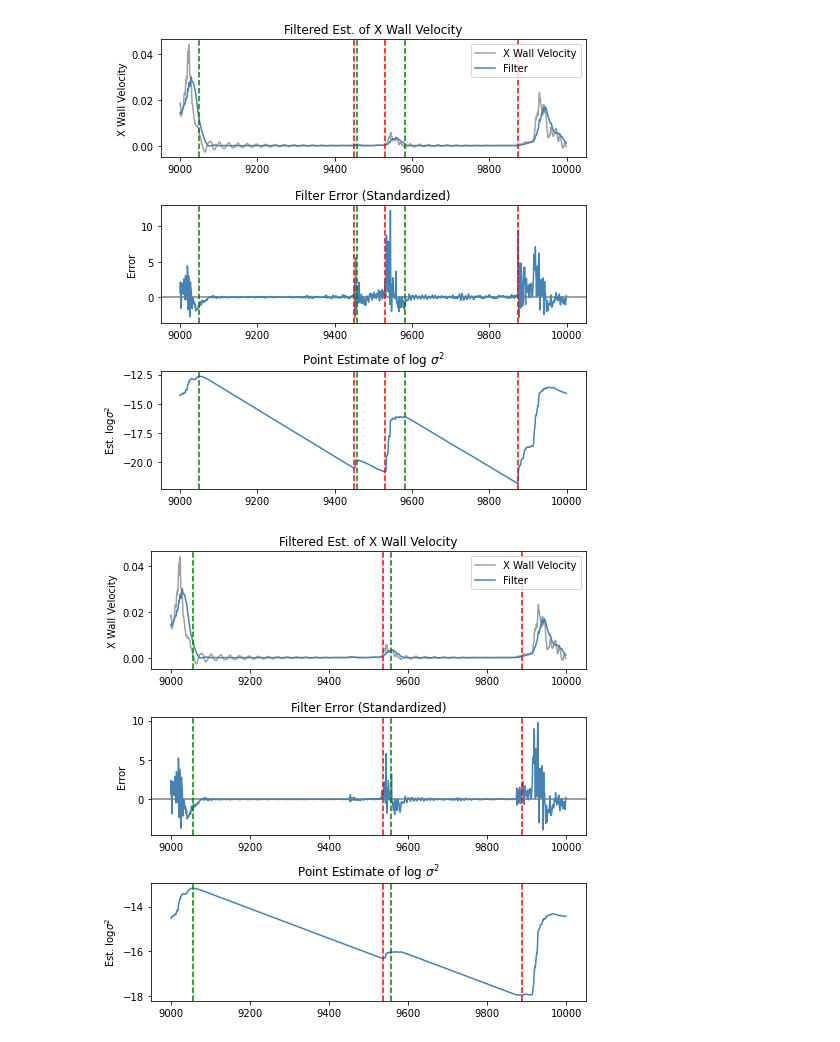
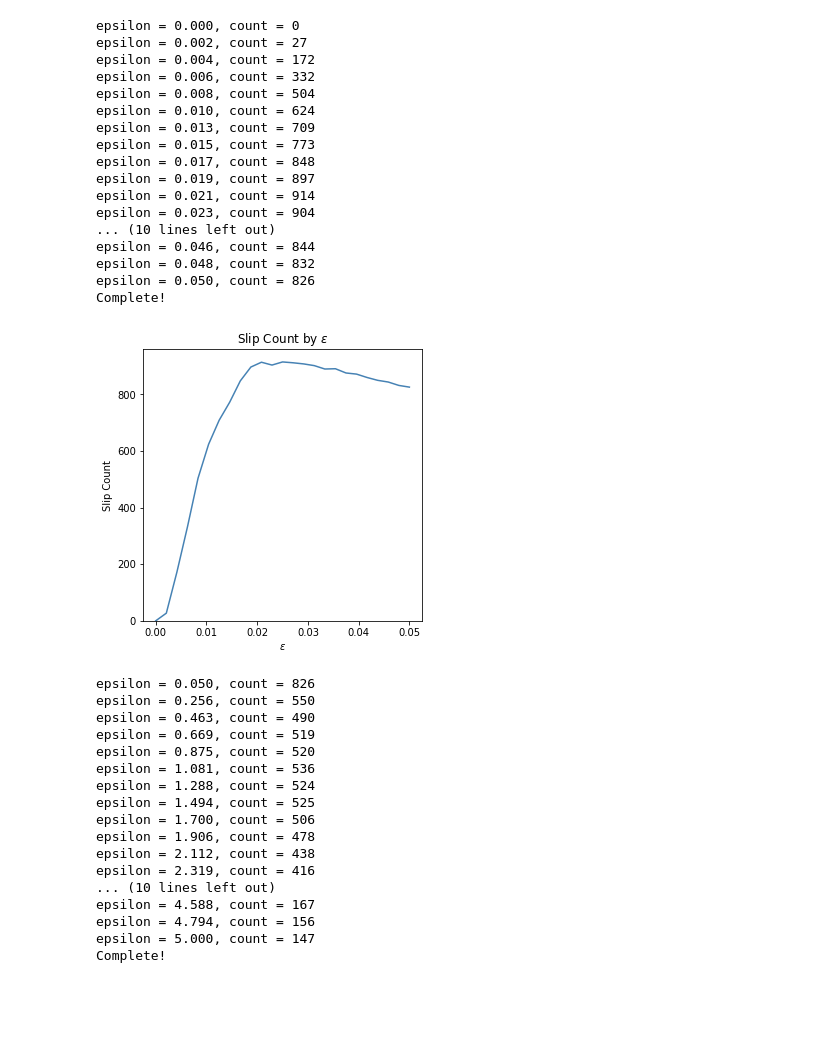
Before and after one commit to pbretz99/Slip-Detection, a Jupyter notebook: testing.ipynb, the cells around one changed output. Cells and saved outputs as stored; diff of their text form; code cells hidden in the pictures; blank space fills up the shorter version.

Commit message:
Stable; all plots for Paper 1 are produced

```diff
--- a/testing.ipynb
+++ b/testing.ipynb
@@ -73,26 +15,0 @@ plt.show()
-# %%
-# Test memories of 50 and 150
-# Plot Model results on sample
-def quick_plot(axs, results, Data, data_label, init, final, burn_in=0):
-
-     init = init + burn_in
-     filter_plot(axs[0], results.point_estimate()[burn_in:], Data, init, final, data_label)
-     error_plot(axs[1], results.standardized_error()[burn_in:], init, final, data_label)
-     sigma_plot(axs[2], results.var_point_estimate()[burn_in:], init, final, log_scale=True)
-
-for memory in [50, 150]:
-     init, final = 8900, 10000
-     ModelVel = set_up_local_discount_filter(Vel[init], omega=0.2582, df=0.8, alpha=2, beta=0.0001**2, J=2)
-     results = filter_sample(ModelVel, Vel, init, final, forgetful=True, memory=memory)
-     slip_start, slip_end = get_times_from_sigma(np.log(results.var_point_estimate()), init, window_start=[-25, 10], window_end=[-10, 50], burn_in=100)
-
-     fig, axs = plt.subplots(3, 1, figsize=(7, 7))
-     quick_plot(axs, results, Vel, 'X Wall Velocity', init, final, burn_in=100)
-     for ax in axs:
-          add_times_to_plot(ax, init, final, slip_start, c='red', ls='--')
-          add_times_to_plot(ax, init, final, slip_end, c='green', ls='--')
-     fig.tight_layout()
-     plt.show()
-# %% [output]
-[figure, removed]
-[figure, removed]
@@ -100,0 +16,42 @@ for memory in [50, 150]:
+# %%
+# Eps range for velocity
+eps_range1, num_slips1 = run_Vel_times(eps_window=[0, 0.05], num=25, return_times=True)
+eps_range2, num_slips2 = run_Vel_times(eps_window=[0.05, 5], num=25, return_times=True)
+eps_range = np.concatenate((eps_range1, eps_range2))
+num_slips = np.concatenate((num_slips1, num_slips2))
+# %% [output]
+epsilon = 0.000, count = 0
+epsilon = 0.002, count = 27
+epsilon = 0.004, count = 172
+epsilon = 0.006, count = 332
+epsilon = 0.008, count = 504
+epsilon = 0.010, count = 624
+epsilon = 0.013, count = 709
+epsilon = 0.015, count = 773
+epsilon = 0.017, count = 848
+epsilon = 0.019, count = 897
+epsilon = 0.021, count = 914
+epsilon = 0.023, count = 904
+... (10 lines left out)
+epsilon = 0.046, count = 844
+epsilon = 0.048, count = 832
+epsilon = 0.050, count = 826
+Complete!
+[figure, added]
+epsilon = 0.050, count = 826
+epsilon = 0.256, count = 550
+epsilon = 0.463, count = 490
+epsilon = 0.669, count = 519
+epsilon = 0.875, count = 520
+epsilon = 1.081, count = 536
+epsilon = 1.288, count = 524
+epsilon = 1.494, count = 525
+epsilon = 1.700, count = 506
+epsilon = 1.906, count = 478
+epsilon = 2.112, count = 438
+epsilon = 2.319, count = 416
+... (10 lines left out)
+epsilon = 4.588, count = 167
+epsilon = 4.794, count = 156
+epsilon = 5.000, count = 147
+Complete!
```
Also changed, not shown: parts of 8 cells of this notebook, 8 other files.
